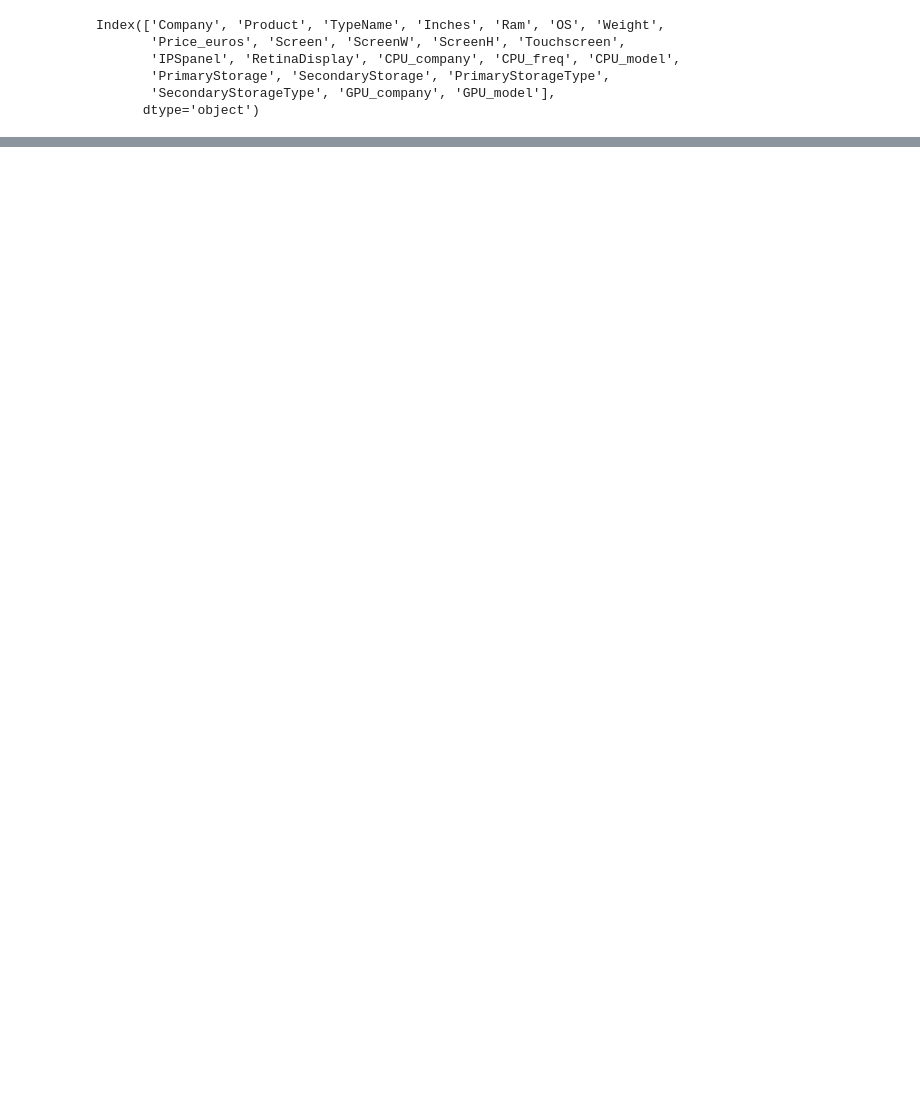
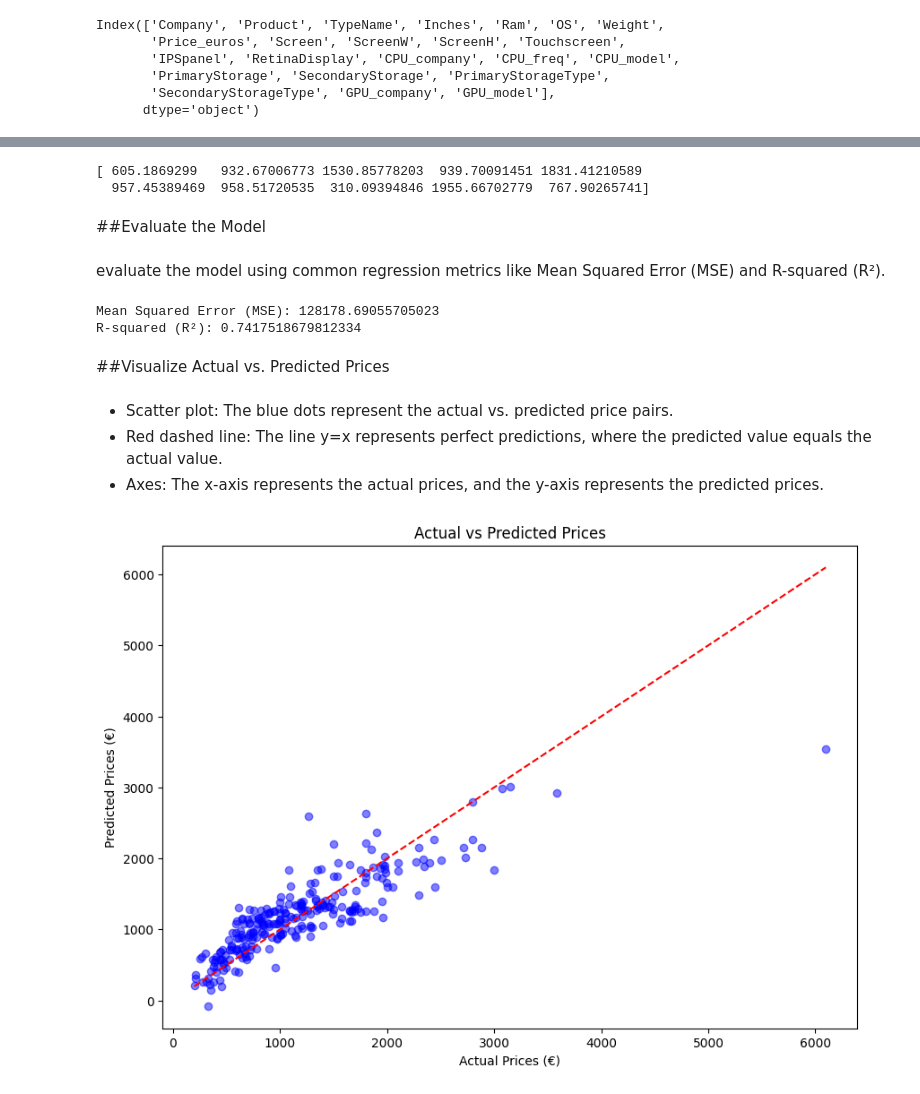
Before and after one commit to GOURAV1630/Data-Analyst-Internship-Projects, a Jupyter notebook: LaptopPriceAnalysis.ipynb, the cells around one changed output, grey strips where cells are left out. Drawn from its saved outputs; the diff is of its cells as text; code cells hidden in the pictures; blank space fills up the shorter version.

```diff
--- a/LaptopPriceAnalysis.ipynb
+++ b/LaptopPriceAnalysis.ipynb
@@ -255,0 +159,4 @@ plt.show()
+# %%
+# Define features and target variable
+X = data.drop('Price_euros', axis=1)  # All columns except 'Price_euros'
+y = data['Price_euros']  # Target variable (Price)
@@ -255,0 +165,6 @@ plt.show()
+# %%
+# Split the data into 80% training and 20% testing
+X_train, X_test, y_train, y_test = train_test_split(X, y, test_size=0.2, random_state=42)
+
+# Verify the split
+print(f'Training data: {X_train.shape}, Testing data: {X_test.shape}')
@@ -255,0 +175,6 @@ plt.show()
+# %%
+# Initialize the model
+model = LinearRegression()
+
+# Train the model
+model.fit(X_train, y_train)
@@ -255,0 +185,41 @@ plt.show()
+# %%
+# Make predictions
+y_pred = model.predict(X_test)
+
+# Check the first few predictions
+print(y_pred[:10])
+# %% [output]
+[ 605.1869299   932.67006773 1530.85778203  939.70091451 1831.41210589
+  957.45389469  958.51720535  310.09394846 1955.66702779  767.90265741]
+# %% [markdown]
+##Evaluate the Model
+# %% [markdown]
+evaluate the model using common regression metrics like Mean Squared Error (MSE) and R-squared (R²).
+# %%
+# Calculate MSE and R²
+mse = mean_squared_error(y_test, y_pred)
+r2 = r2_score(y_test, y_pred)
+
+# Print evaluation metrics
+print(f'Mean Squared Error (MSE): {mse}')
+print(f'R-squared (R²): {r2}')
+# %% [output]
+Mean Squared Error (MSE): 128178.69055705023
+R-squared (R²): 0.7417518679812334
+# %% [markdown]
+##Visualize Actual vs. Predicted Prices
+# %% [markdown]
+* Scatter plot: The blue dots represent the actual vs. predicted price pairs.
+* Red dashed line: The line y=x represents perfect predictions, where the predicted value equals the actual value.
+* Axes: The x-axis represents the actual prices, and the y-axis represents the predicted prices.
+# %%
+# Scatter plot to visualize Actual vs Predicted Prices
+plt.figure(figsize=(10,7))
+plt.scatter(y_test, y_pred, color='blue', alpha=0.5)
+plt.plot([y_test.min(), y_test.max()], [y_test.min(), y_test.max()], color='red', linestyle='--')  # Line y=x
+plt.title('Actual vs Predicted Prices')
+plt.xlabel('Actual Prices (€)')
+plt.ylabel('Predicted Prices (€)')
+plt.show()
+# %% [output]
+[figure, added]
```
Also changed, not shown: parts of 37 cells of this notebook, 7 other files.
